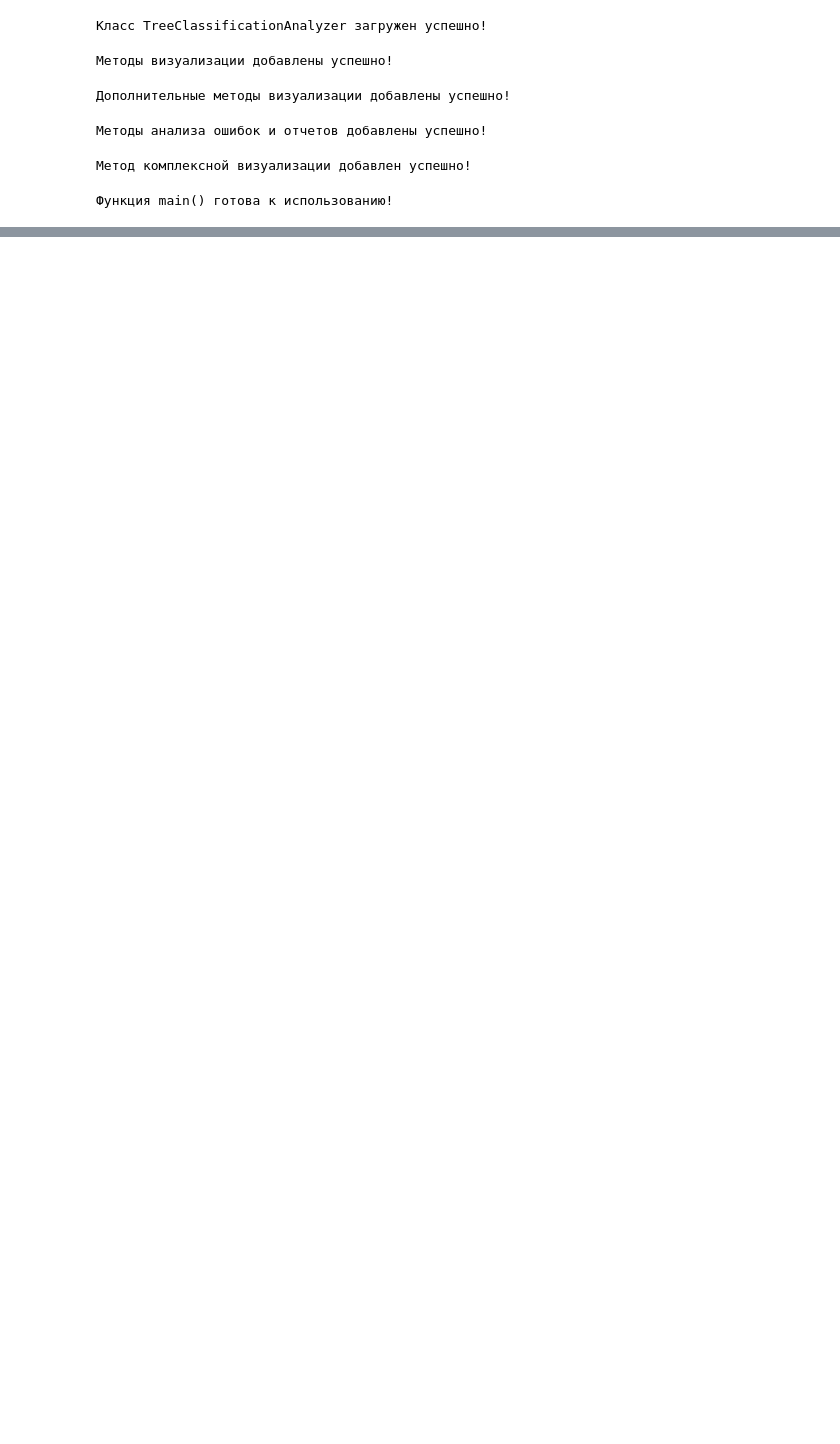
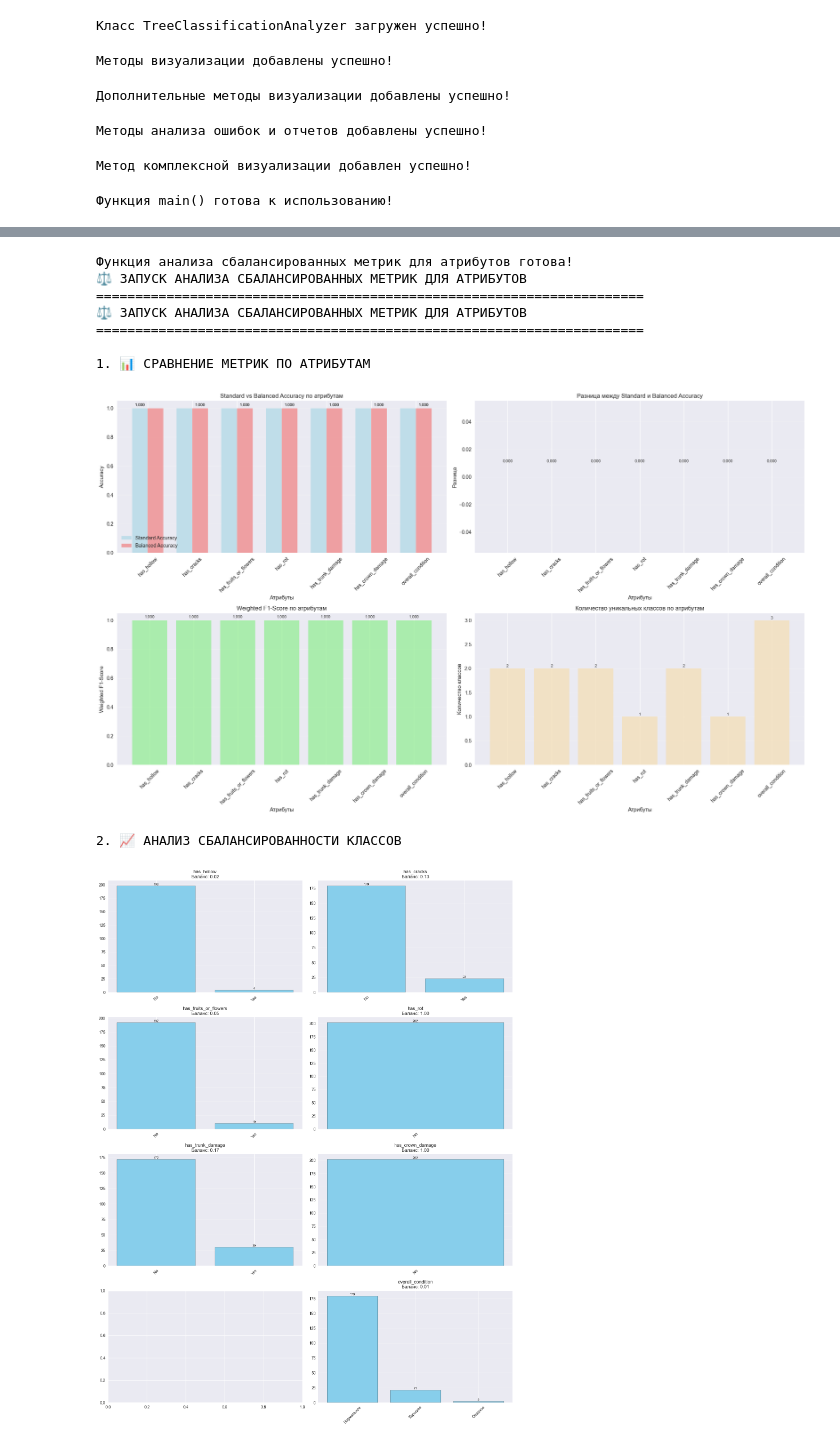
Before and after one commit to JamradisePalms/MegaDendrologAI, a Jupyter notebook: metrics.ipynb, the cells around one changed output, grey strips where cells are left out. Cells and saved outputs as stored; diff of their text form; code cells hidden in the pictures; blank space fills up the shorter version.

```diff
--- a/metrics.ipynb
+++ b/metrics.ipynb
@@ -752,0 +1217,29 @@ print("Дополнительные утилиты для отладки заг
+# %%
+# Ячейка 21: Запуск анализа сбалансированных метрик для атрибутов
+def run_attributes_balanced_analysis(analyzer):
+    """
+    Запуск комплексного анализа сбалансированных метрик для всех атрибутов
+    """
+    print("⚖️ ЗАПУСК АНАЛИЗА СБАЛАНСИРОВАННЫХ МЕТРИК ДЛЯ АТРИБУТОВ")
+    print("=" * 70)
+
+    balanced_results = analyzer.create_attributes_balanced_dashboard()
+
+    print("\n🎉 АНАЛИЗ СБАЛАНСИРОВАННЫХ МЕТРИК ДЛЯ АТРИБУТОВ ЗАВЕРШЕН!")
+
+    return balanced_results
+
+print("Функция анализа сбалансированных метрик для атрибутов готова!")
+
+attributes_balanced_results = run_attributes_balanced_analysis(analyzer)
+# %% [output]
+Функция анализа сбалансированных метрик для атрибутов готова!
+⚖️ ЗАПУСК АНАЛИЗА СБАЛАНСИРОВАННЫХ МЕТРИК ДЛЯ АТРИБУТОВ
+======================================================================
+⚖️ ЗАПУСК АНАЛИЗА СБАЛАНСИРОВАННЫХ МЕТРИК ДЛЯ АТРИБУТОВ
+======================================================================
+
+1. 📊 СРАВНЕНИЕ МЕТРИК ПО АТРИБУТАМ
+[figure, added]
+2. 📈 АНАЛИЗ СБАЛАНСИРОВАННОСТИ КЛАССОВ
+[figure, added]
```
Also changed, not shown: parts of 9 cells of this notebook, 8 other files.
